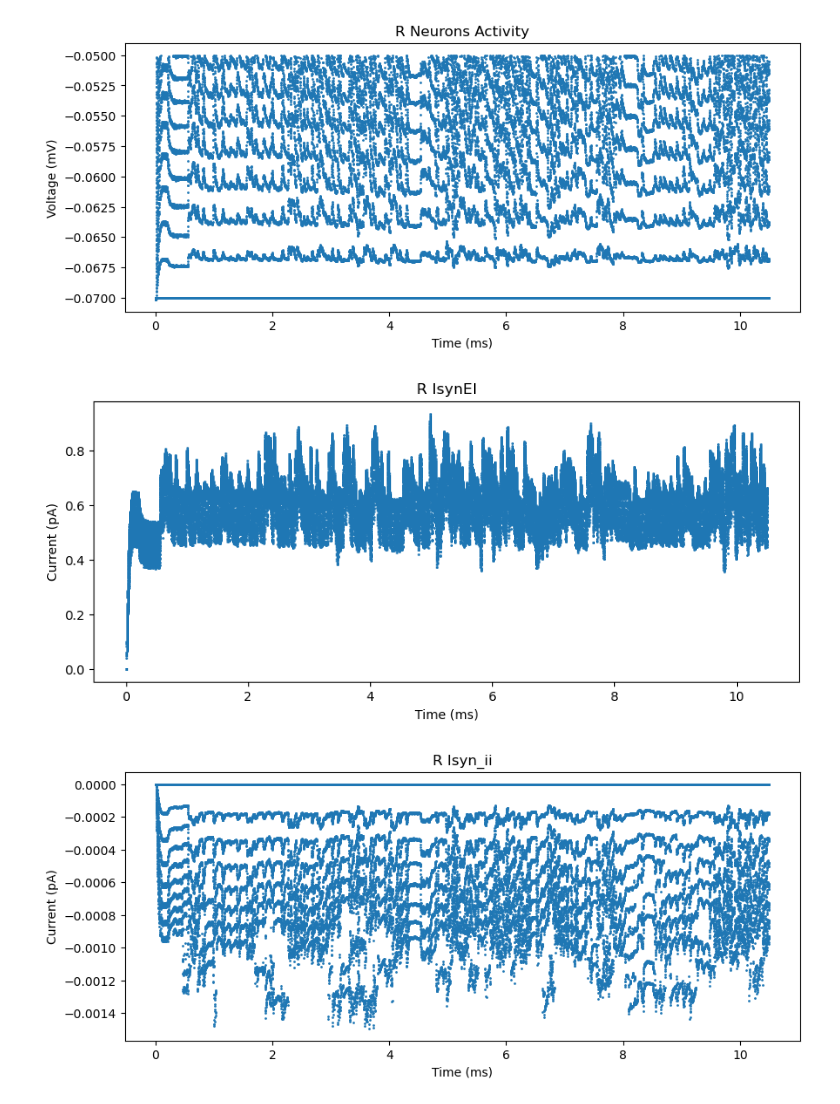
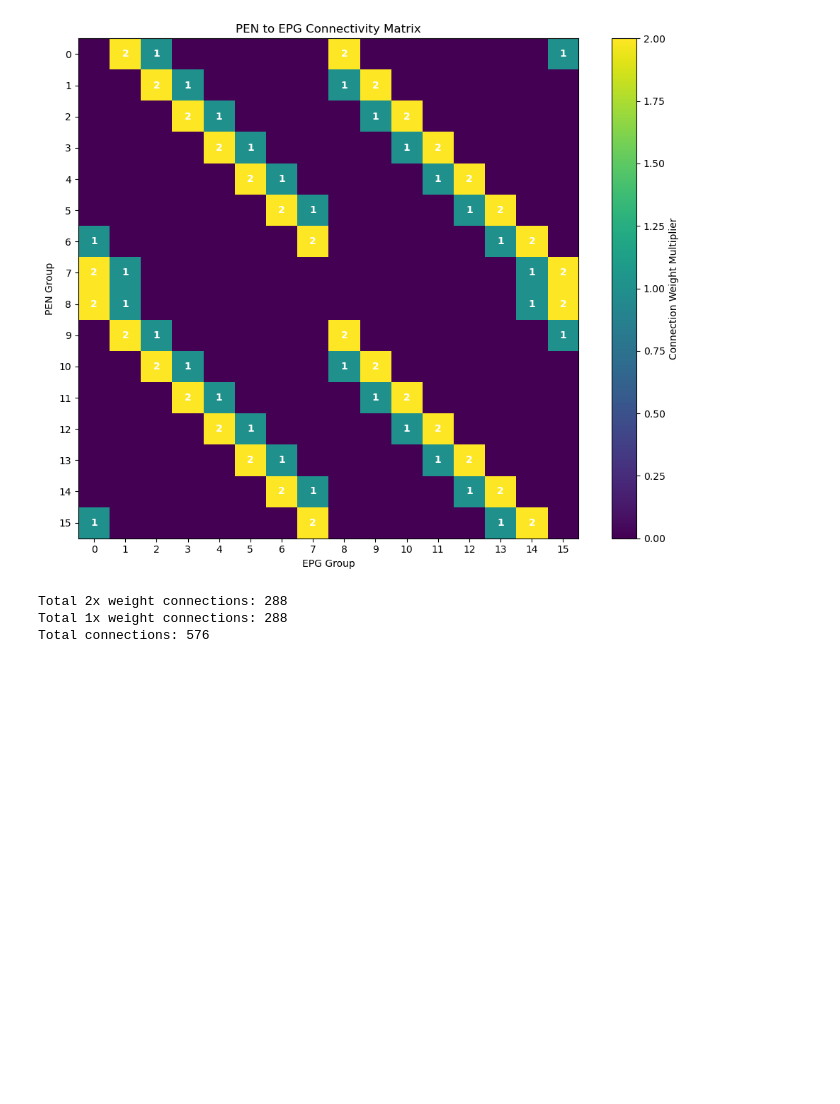
Before and after one commit to pan825/2D, a Jupyter notebook: 1D/test.ipynb, the cells around one changed output. Drawn from its saved outputs; the diff is of its cells as text; code cells hidden in the pictures; blank space fills up the shorter version.

```diff
--- a/1D/test.ipynb
+++ b/1D/test.ipynb
@@ -122,25 +185,52 @@ print(r.mon_R.v)
-# %%
-plt.figure(figsize=(10, 4))
-plt.scatter(r.mon_R.t, r.mon_R.v[0], s=1)
-plt.xlabel('Time (ms)')
-plt.ylabel('Voltage (mV)')
-plt.title('R Neurons Activity')
-plt.show()
-
-plt.figure(figsize=(10, 4))
-plt.scatter(r.mon_R.t, r.mon_R.IsynEI[0], s=1   )
-plt.xlabel('Time (ms)')
-plt.ylabel('Current (pA)')
-plt.title('R IsynEI')
-plt.show()
-
-plt.figure(figsize=(10, 4))
-plt.scatter(r.mon_R.t, r.mon_R.Isyn_ii[0], s=1)
-plt.xlabel('Time (ms)')
-plt.ylabel('Current (pA)')
-plt.title('R Isyn_ii')
-plt.show()
-# %% [output]
-[figure, removed]
-[figure, removed]
-[figure, removed]
+# %%
+from connectivity import build_pen_to_epg_indices
+
+pre2, post2, pre1, post1 = build_pen_to_epg_indices()
+# Visualize the connectivity matrix
+import matplotlib.pyplot as plt
+import numpy as np
+
+# Create a connectivity matrix to visualize PEN -> EPG connections
+connectivity_matrix = np.zeros((16, 16))  # 16 PEN groups to 16 EPG groups
+
+# Fill in the 2x weight connections
+for i, j in zip(pre2, post2):
+    pen_group = i // 3  # Convert neuron index to group index
+    epg_group = j // 3  # Convert neuron index to group index
+    connectivity_matrix[pen_group, epg_group] = 2
+
+# Fill in the 1x weight connections
+for i, j in zip(pre1, post1):
+    pen_group = i // 3  # Convert neuron index to group index
+    epg_group = j // 3  # Convert neuron index to group index
+    if connectivity_matrix[pen_group, epg_group] == 0:  # Only if not already set to 2
+        connectivity_matrix[pen_group, epg_group] = 1
+
+# Plot the connectivity matrix
+plt.figure(figsize=(10, 8))
+plt.imshow(connectivity_matrix, cmap='viridis', aspect='equal')
+plt.colorbar(label='Connection Weight Multiplier')
+plt.xlabel('EPG Group')
+plt.ylabel('PEN Group')
+plt.title('PEN to EPG Connectivity Matrix')
+plt.xticks(range(16))
+plt.yticks(range(16))
+
+# Add text annotations for non-zero values
+for i in range(16):
+    for j in range(16):
+        if connectivity_matrix[i, j] > 0:
+            plt.text(j, i, f'{int(connectivity_matrix[i, j])}',
+                    ha='center', va='center', color='white', fontweight='bold')
+
+plt.tight_layout()
+plt.show()
+
+print(f"Total 2x weight connections: {len(pre2)}")
+print(f"Total 1x weight connections: {len(pre1)}")
+print(f"Total connections: {len(pre2) + len(pre1)}")
+# %% [output]
+[figure, added]
+Total 2x weight connections: 288
+Total 1x weight connections: 288
+Total connections: 576
```
Also changed, not shown: parts of 8 cells of this notebook, 24 other files.
